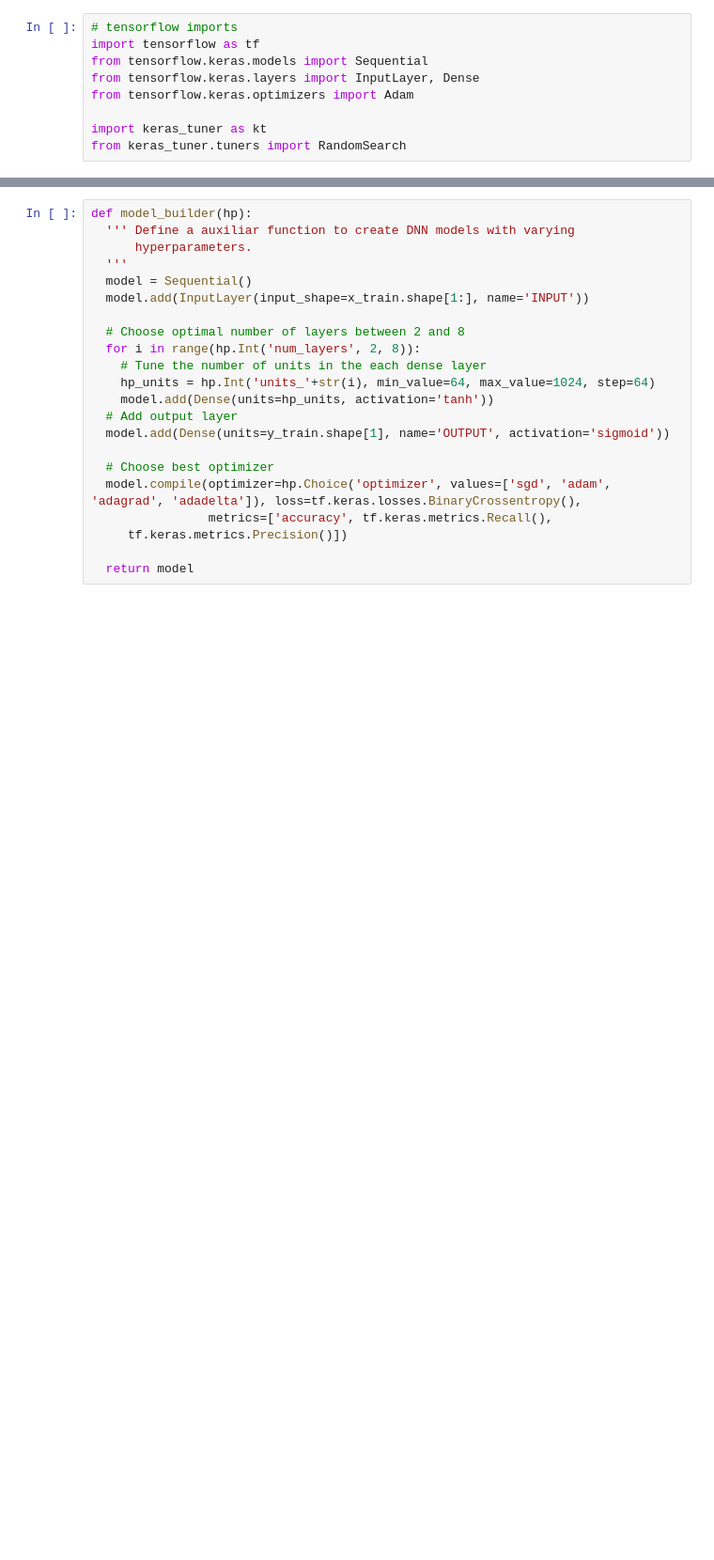
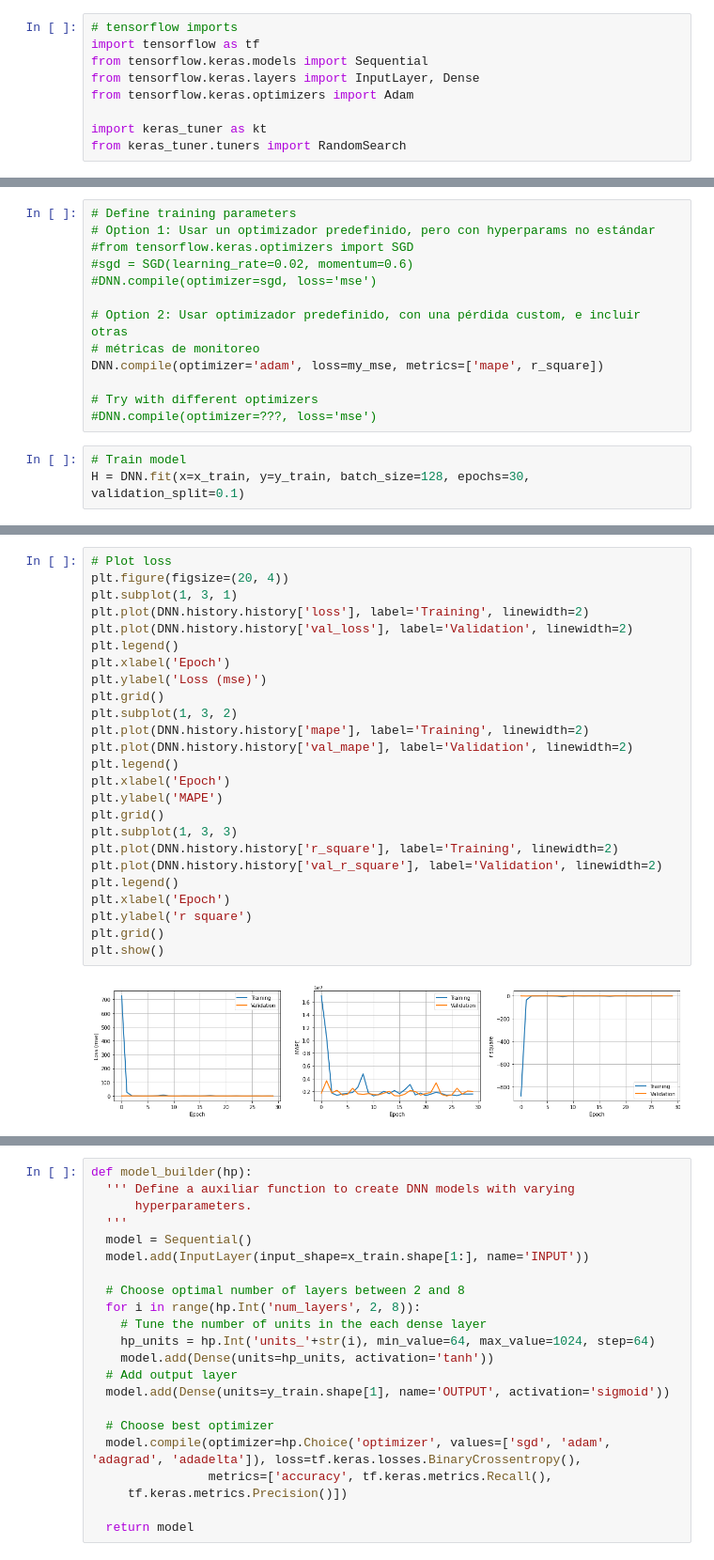
Before and after one commit to actirov/Proyecto-Cruz-Roja, a Jupyter notebook: code/Diabetes_predict_DiaBETO.ipynb, the cells around one changed output, grey strips where cells are left out. Shown: that part at 94% size. Saved outputs shown, nothing was run; the diff lists cells and outputs as text; blank space fills up the shorter version.

```diff
--- a/code/Diabetes_predict_DiaBETO.ipynb
+++ b/code/Diabetes_predict_DiaBETO.ipynb
@@ -150,0 +216,16 @@ from keras_tuner.tuners import RandomSearch
+# %%
+# Define training parameters
+# Option 1: Usar un optimizador predefinido, pero con hyperparams no estándar
+#from tensorflow.keras.optimizers import SGD
+#sgd = SGD(learning_rate=0.02, momentum=0.6)
+#DNN.compile(optimizer=sgd, loss='mse')
+
+# Option 2: Usar optimizador predefinido, con una pérdida custom, e incluir otras
+# métricas de monitoreo
+DNN.compile(optimizer='adam', loss=my_mse, metrics=['mape', r_square])
+
+# Try with different optimizers
+#DNN.compile(optimizer=???, loss='mse')
+# %%
+# Train model
+H = DNN.fit(x=x_train, y=y_train, batch_size=128, epochs=30, validation_split=0.1)
@@ -150,0 +250,27 @@ from keras_tuner.tuners import RandomSearch
+# %%
+# Plot loss
+plt.figure(figsize=(20, 4))
+plt.subplot(1, 3, 1)
+plt.plot(DNN.history.history['loss'], label='Training', linewidth=2)
+plt.plot(DNN.history.history['val_loss'], label='Validation', linewidth=2)
+plt.legend()
+plt.xlabel('Epoch')
+plt.ylabel('Loss (mse)')
+plt.grid()
+plt.subplot(1, 3, 2)
+plt.plot(DNN.history.history['mape'], label='Training', linewidth=2)
+plt.plot(DNN.history.history['val_mape'], label='Validation', linewidth=2)
+plt.legend()
+plt.xlabel('Epoch')
+plt.ylabel('MAPE')
+plt.grid()
+plt.subplot(1, 3, 3)
+plt.plot(DNN.history.history['r_square'], label='Training', linewidth=2)
+plt.plot(DNN.history.history['val_r_square'], label='Validation', linewidth=2)
+plt.legend()
+plt.xlabel('Epoch')
+plt.ylabel('r square')
+plt.grid()
+plt.show()
+# %% [output]
+[figure, added]
```
Also changed, not shown: parts of 31 cells of this notebook, 2 other files.
